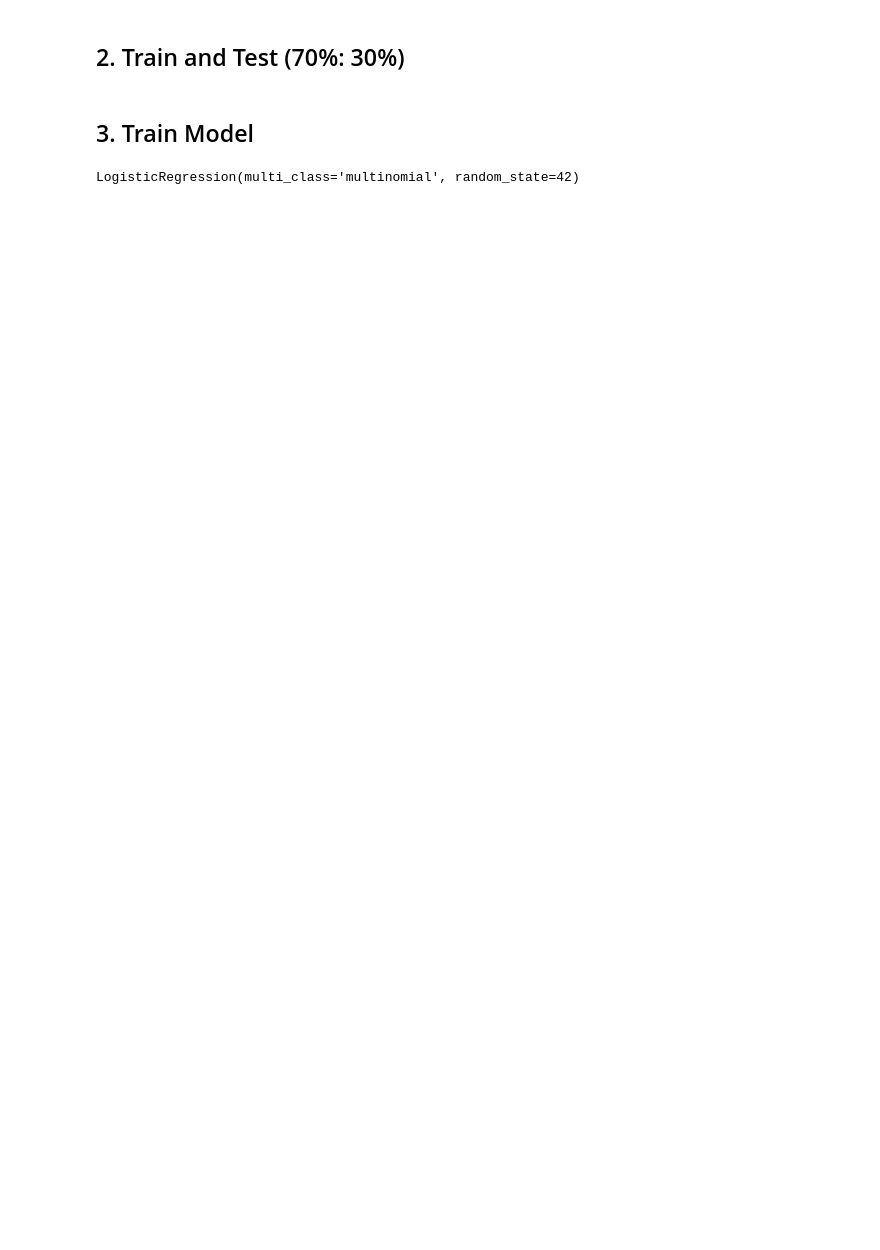
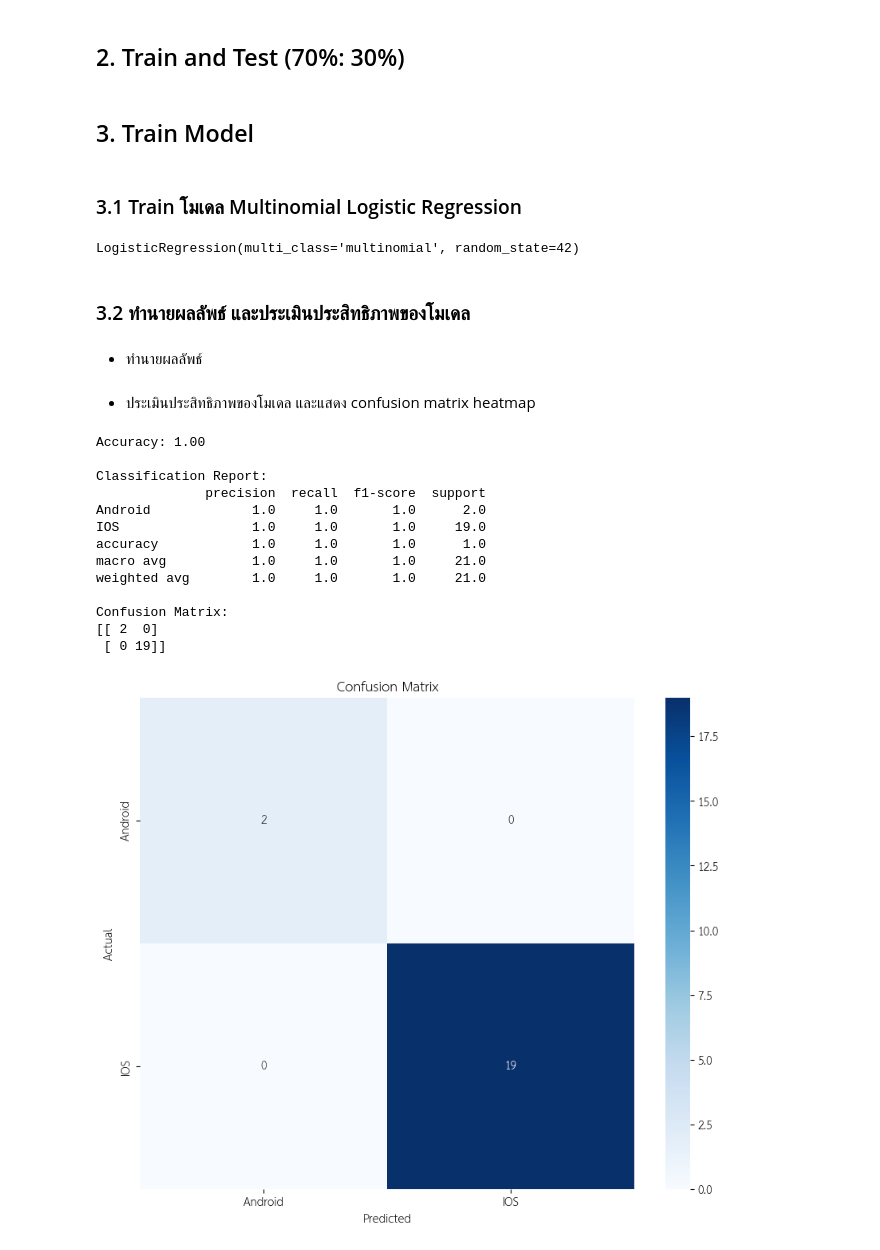
Before and after one commit to RatanakamonS/DADS5001-PART1, a Jupyter notebook: Week5_Smartphone_Using_Analysis_with_Logistic_Regression_DADS6003.ipynb, the cells around one changed output. Cells and saved outputs as stored; diff of their text form; code cells hidden in the pictures; blank space fills up the shorter version.

```diff
--- a/Week5_Smartphone_Using_Analysis_with_Logistic_Regression_DADS6003.ipynb
+++ b/Week5_Smartphone_Using_Analysis_with_Logistic_Regression_DADS6003.ipynb
@@ -144,14 +153,55 @@ X = df_encoded
 X_train, X_test, y_train, y_test = train_test_split(X, y, test_size=0.3, random_state=42)
 # %% [markdown]
 ## 3. Train Model
-# %%
-# ปรับ scale ของข้อมูล
-scaler = StandardScaler()
-X_train_scaled = scaler.fit_transform(X_train)
-X_test_scaled = scaler.transform(X_test)
-
-# สร้างและ train โมเดล Multinomial Logistic Regression
-model = LogisticRegression(multi_class='multinomial', solver='lbfgs', random_state=42)
-model.fit(X_train_scaled, y_train)
-# %% [output]
-LogisticRegression(multi_class='multinomial', random_state=42)
+# %% [markdown]
+### 3.1 Train โมเดล Multinomial Logistic Regression
+# %%
+model = LogisticRegression(multi_class='multinomial', solver='lbfgs', random_state=42)
+model.fit(X_train, y_train)
+# %% [output]
+LogisticRegression(multi_class='multinomial', random_state=42)
+# %% [markdown]
+### 3.2 ทำนายผลลัพธ์ และประเมินประสิทธิภาพของโมเดล
+# %% [markdown]
+- ทำนายผลลัพธ์
+# %%
+y_pred = model.predict(X_test)
+# %% [markdown]
+- ประเมินประสิทธิภาพของโมเดล และแสดง confusion matrix heatmap
+# %%
+# (1) ประเมินประสิทธิภาพของโมเดล
+accuracy = accuracy_score(y_test, y_pred)
+print(f"Accuracy: {accuracy:.2f}")
+
+print("\nClassification Report:")
+report =  classification_report(y_test, y_pred, target_names=le.classes_, output_dict=True)
+df_report = pd.DataFrame(report).transpose()
+print(df_report)
+
+print("\nConfusion Matrix:")
+conf_matrix = confusion_matrix(y_test, y_pred)
+print(conf_matrix)
+
+# (2) สร้าง confusion matrix heatmap
+plt.figure(figsize=(10, 8))
+sns.heatmap(conf_matrix, annot=True, fmt='d', cmap='Blues',
+            xticklabels=le.classes_, yticklabels=le.classes_)
+plt.title('Confusion Matrix')
+plt.xlabel('Predicted')
+plt.ylabel('Actual')
+plt.show()
+# %% [output]
+Accuracy: 1.00
+
+Classification Report:
+              precision  recall  f1-score  support
+Android             1.0     1.0       1.0      2.0
+IOS                 1.0     1.0       1.0     19.0
+accuracy            1.0     1.0       1.0      1.0
+macro avg           1.0     1.0       1.0     21.0
+weighted avg        1.0     1.0       1.0     21.0
+
+Confusion Matrix:
+[[ 2  0]
+ [ 0 19]]
+[figure, added]
```
Also changed, not shown: parts of 19 cells of this notebook.
